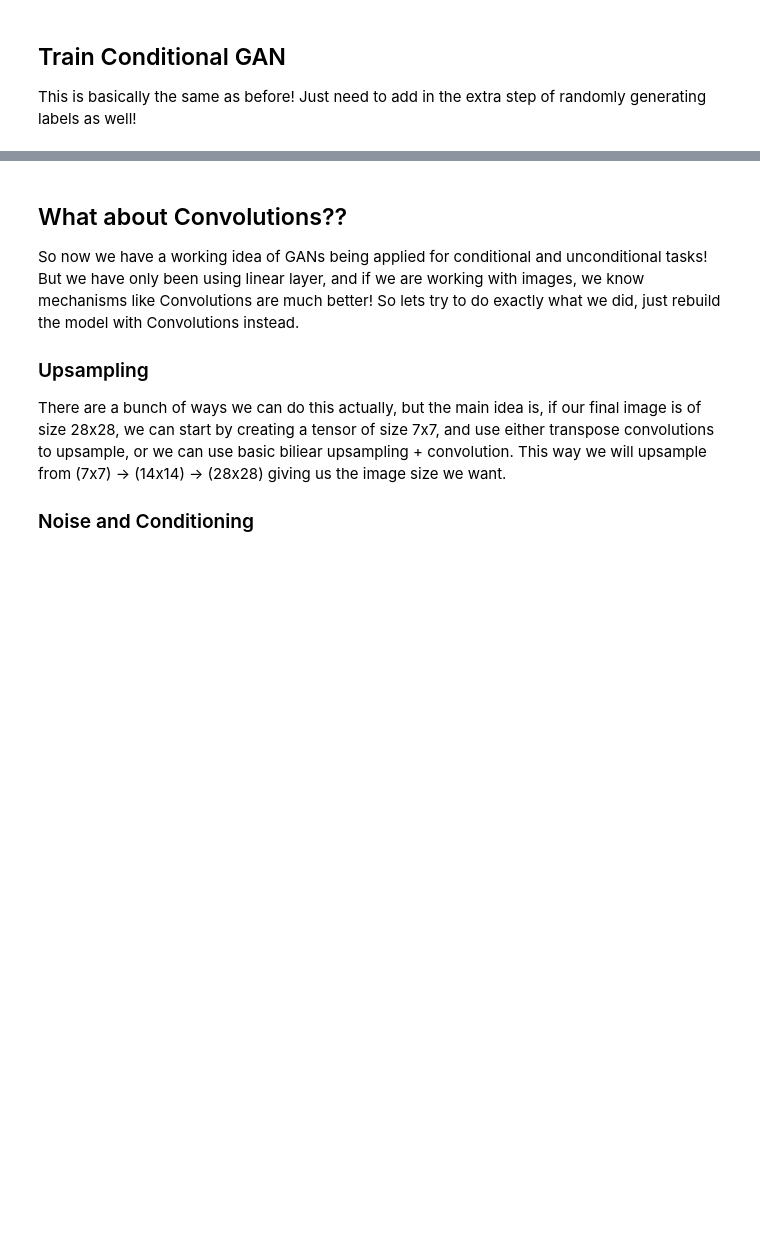
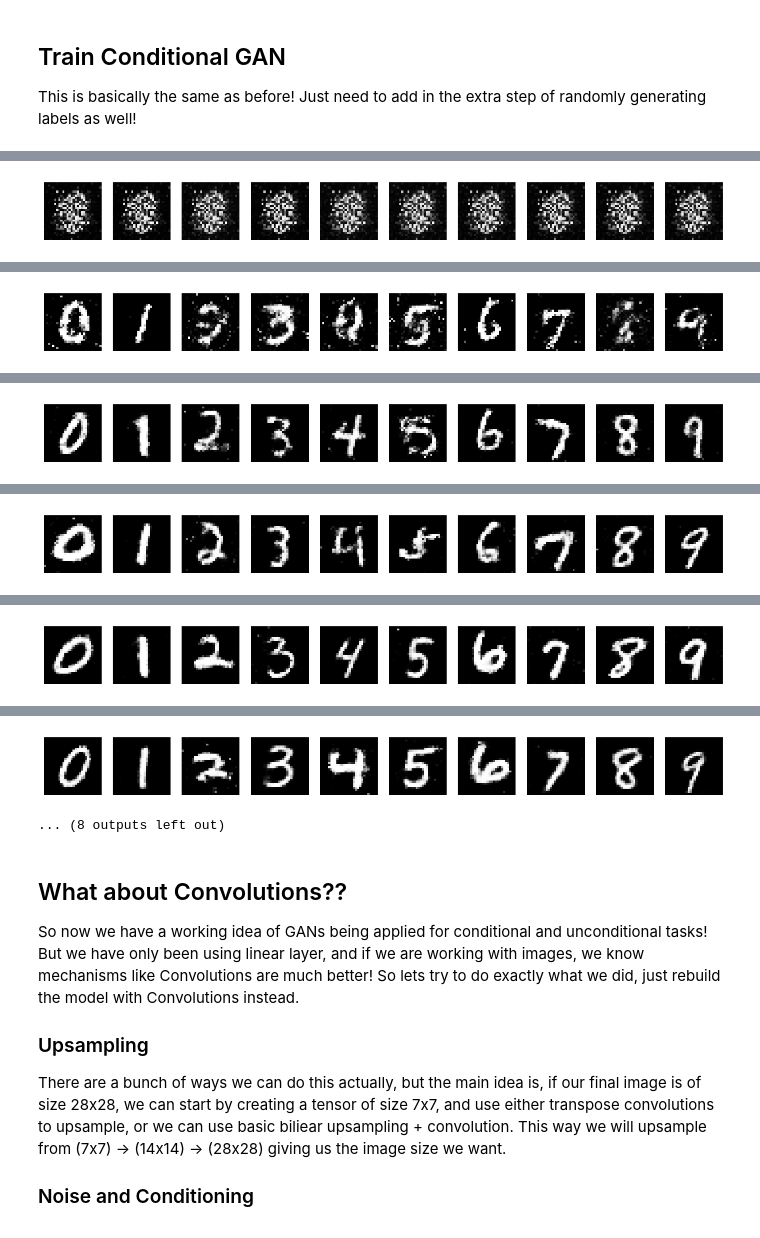
Before and after one commit to manashchak/mcb_PyTorch-Adventures, a Jupyter notebook: PyTorch for Generation/Generative Adversarial Network/Intro to GANs/Intro to Gans.ipynb, the cells around one changed output, grey strips where cells are left out. Saved outputs shown, nothing was run; the diff lists cells and outputs as text; code cells hidden in the pictures; blank space fills up the shorter version.

```diff
--- a/PyTorch for Generation/Generative Adversarial Network/Intro to GANs/Intro to Gans.ipynb
+++ b/PyTorch for Generation/Generative Adversarial Network/Intro to GANs/Intro to Gans.ipynb
@@ -534,7 +535,7 @@ discriminator_learning_rate = 0.0001
 
 ### Define Models ###
 generator = MNISTConditionalGenerator().to(device)
-discriminator = MNISTDiscriminator().to(device)
+discriminator = MNISTConditionalDiscriminator().to(device)
 
 ### Define Optimizers ###
 gen_optimizer = optim.Adam(generator.parameters(), generator_learning_rate)
@@ -656,3 +657,4 @@ generator, discriminator, gen_losses, disc_losses = train_conditional_gan(genera
                                                                           device="cuda",
                                                                           plot_generation_freq=30,
                                                                           plot_loss_freq=30)
+# %% [output]
@@ -658,0 +662 @@ generator, discriminator, gen_losses, disc_losses = train_conditional_gan(genera
+[figure, added]
@@ -658,0 +664 @@ generator, discriminator, gen_losses, disc_losses = train_conditional_gan(genera
+[figure, added]
@@ -658,0 +666 @@ generator, discriminator, gen_losses, disc_losses = train_conditional_gan(genera
+[figure, added]
@@ -658,0 +668 @@ generator, discriminator, gen_losses, disc_losses = train_conditional_gan(genera
+[figure, added]
@@ -658,0 +670 @@ generator, discriminator, gen_losses, disc_losses = train_conditional_gan(genera
+[figure, added]
@@ -659,3 +672,5 @@ generator, discriminator, gen_losses, disc_losses = train_conditional_gan(genera
+[figure, added]
+... (8 outputs left out)
 # %% [markdown]
 ## What about Convolutions??
 
```
Also changed, not shown: parts of 4 cells of this notebook, 2 other files.
